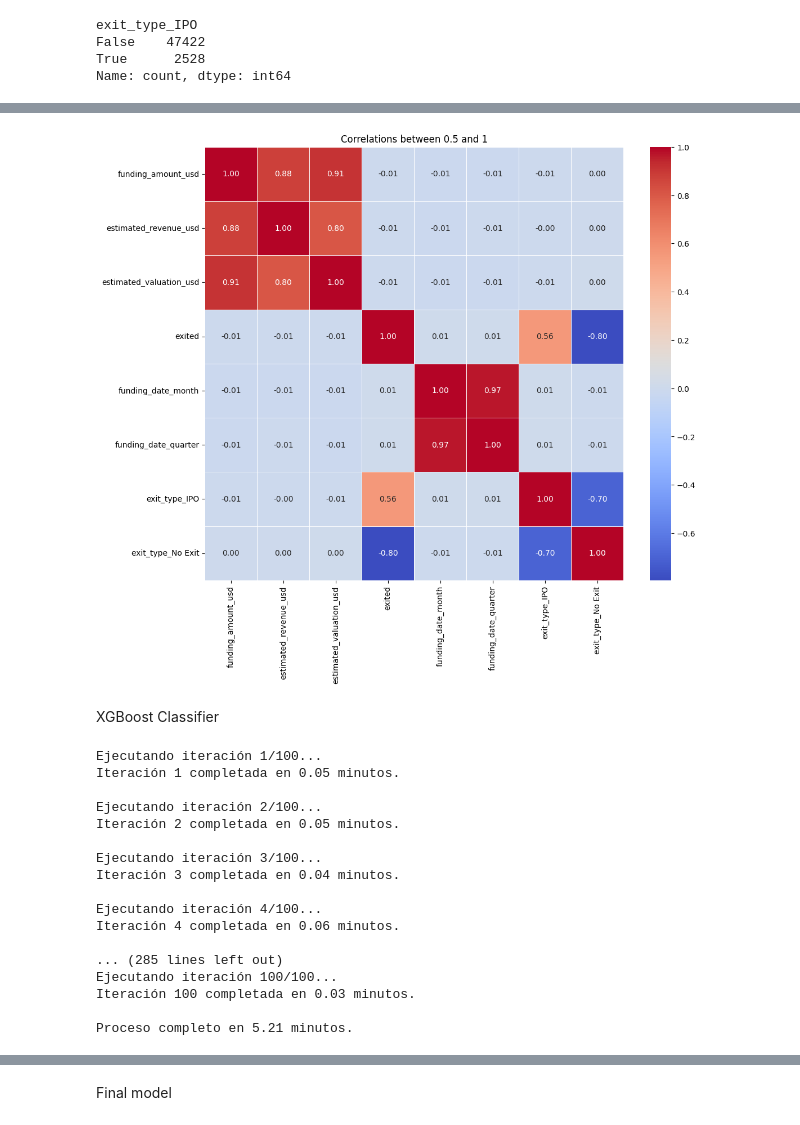
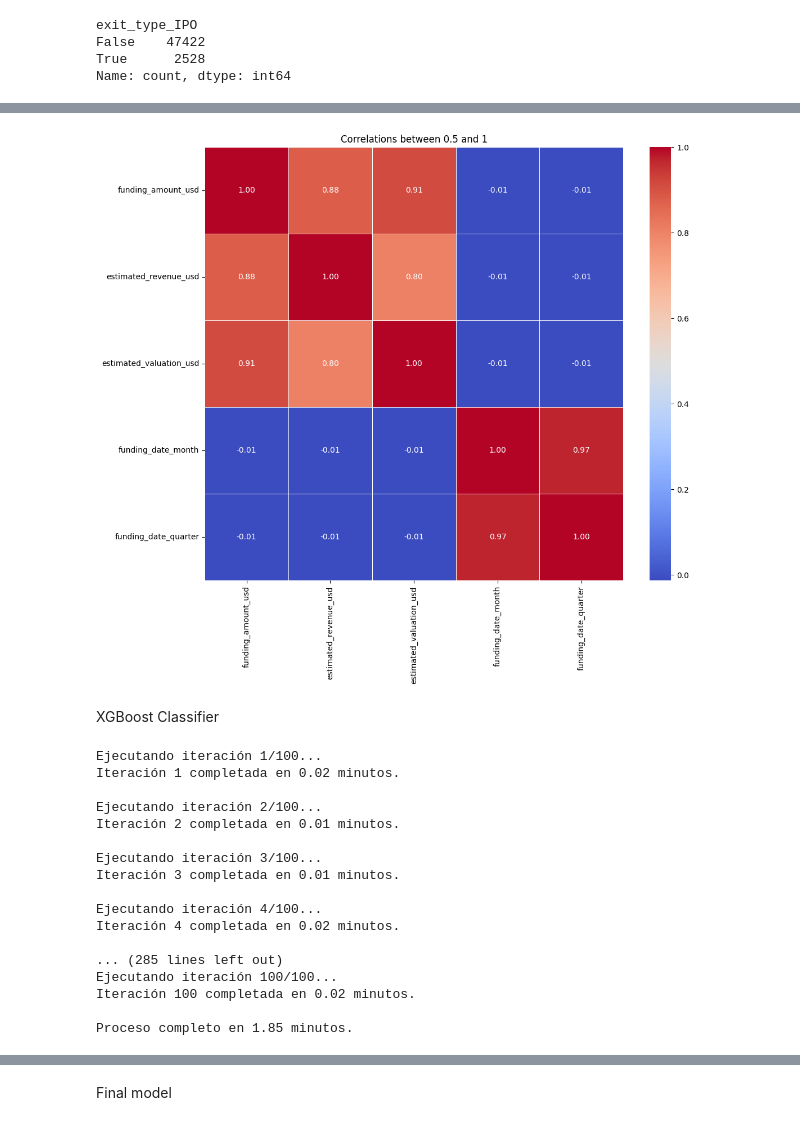
Before and after one commit to AlejoAlegreBustos/CSE-310, a Jupyter notebook: personal-project/module-1-ML-PREAPPROVEDAPP/XGB-INVESTMENTAPP.ipynb, the cells around one changed output, grey strips where cells are left out. Saved outputs shown, nothing was run; the diff lists cells and outputs as text; code cells hidden in the pictures.

```diff
--- a/personal-project/module-1-ML-PREAPPROVEDAPP/XGB-INVESTMENTAPP.ipynb
+++ b/personal-project/module-1-ML-PREAPPROVEDAPP/XGB-INVESTMENTAPP.ipynb
@@ -92,0 +93,2 @@ df.sample(5)
+# %%
+df = df.drop(['country','startup_name','startup_id','lead_investor','tags'], axis=1)
@@ -171,8 +173,6 @@ def preprocess_startup_data(df, top_n_tags=None):
             pass
 
     return df
-# %%
-df['exit_type'] = df['exit_type'].fillna('No Exit')
 # %%
 df=preprocess_startup_data(df)
 # %%
@@ -224,26 +228,26 @@ df.shape
 # %%
 import matplotlib.pyplot as plt
 import seaborn as sns
 
 # Calcular correlaciones
 correlation_matrix = df.corr(numeric_only=True)
 
 # Mantener solo correlaciones entre 0.5 y 1 (sin incluir 1)
-mask = (correlation_matrix.abs() > 0.7) & (correlation_matrix.abs() < 1)
+mask = (correlation_matrix.abs() > 0.5) & (correlation_matrix.abs() < 1)
 
 # Filtrar filas y columnas relevantes
 strong_corr = correlation_matrix.loc[
     mask.any(axis=1),
     mask.any(axis=0)
 ]
 
 # Graficar
 plt.figure(figsize=(12, 10))
 sns.heatmap(strong_corr, annot=True, cmap='coolwarm', fmt=".2f", linewidths=.5)
 plt.title('Correlations between 0.5 and 1')
 plt.show()
 # %% [output]
-[figure, old version]
+[figure, new version]
 # %% [markdown]
 XGBoost Classifier
 # %%
@@ -255,19 +259,41 @@ from sklearn.metrics import accuracy_score, precision_score, recall_score, f1_sc
 from sklearn.model_selection import train_test_split
 from xgboost import XGBClassifier
 from imblearn.over_sampling import SMOTE
+import numpy as np
 
 y = df['exit_type_IPO']  # target
 X = df.drop('exit_type_IPO', axis=1)  # features
 
-def test_model(clf, X_train, y_train, X_test, y_test):
+def test_model(clf, X_train, y_train, X_test, y_test, threshold=0.3):
     clf.fit(X_train, y_train)
-    y_pred = clf.predict(X_test)
+
+    # Probabilidades de clase positiva
+    y_proba = clf.predict_proba(X_test)[:, 1]
+
+    # Aplicar threshold
+    y_pred = (y_proba >= threshold).astype(int)
+
     return {
         'accuracy': accuracy_score(y_test, y_pred),
         'precision': precision_score(y_test, y_pred, average='weighted', zero_division=0),
         'recall': recall_score(y_test, y_pred, average='weighted', zero_division=0),
-        'f1_score': f1_score(y_test, y_pred, average='weighted', zero_division=0)
-    }
+        'f1_score': f1_score(y_test, y_pred, average='weighted', zero_division=0),
+        'f1_pos': f1_score(y_test, y_pred, pos_label=1, zero_division=0)  # F1 solo para IPO
+    }, y_proba
+
+# Función para buscar el mejor threshold
+def find_best_threshold(y_true, y_proba):
+    thresholds = np.arange(0.01, 1.0, 0.01)
+    best_thresh = 0.5
+    best_f1 = 0.0
+
+    for t in thresholds:
+        y_pred = (y_proba >= t).astype(int)
+        f1_pos = f1_score(y_true, y_pred, pos_label=1, zero_division=0)
+        if f1_pos > best_f1:
+            best_f1 = f1_pos
+            best_thresh = t
+    return best_thresh, best_f1
 
 results = []
 start_total = time.time()
@@ -276,22 +302,17 @@ for i in range(1, 101):
     print(f"Ejecutando iteración {i}/100...")
     start_iter = time.time()
 
-
     e = random.randint(10, 300)
     d = random.randint(3, 15)
     r = random.randint(1, 300)
-
 
     X_train, X_test, y_train, y_test = train_test_split(
         X, y, test_size=0.3, random_state=r, stratify=y
     )
     original_distribution = dict(Counter(y_train))
 
-
     smote = SMOTE(random_state=r)
     X_train_res, y_train_res = smote.fit_resample(X_train, y_train)
-
-
     res_distribution = dict(Counter(y_train_res))
 
     xgb_clf = XGBClassifier(
@@ -301,7 +322,11 @@ for i in range(1, 101):
         eval_metric='logloss',
         n_jobs=-1
     )
-    xgb_metrics = test_model(xgb_clf, X_train_res, y_train_res, X_test, y_test)
+
+    metrics, y_proba = test_model(xgb_clf, X_train_res, y_train_res, X_test, y_test)
+
+    # Buscar threshold óptimo para F1 de la clase positiva
+    best_thresh, best_f1 = find_best_threshold(y_test, y_proba)
 
     results.append({
         'n_estimators': e,
@@ -309,10 +334,12 @@ for i in range(1, 101):
         'random_state': r,
         'original_distribution': original_distribution,
         'resampled_distribution': res_distribution,
-        'xgb_accuracy': xgb_metrics['accuracy'],
-        'xgb_precision': xgb_metrics['precision'],
-        'xgb_recall': xgb_metrics['recall'],
-        'xgb_f1_score': xgb_metrics['f1_score']
+        'xgb_accuracy': metrics['accuracy'],
+        'xgb_precision': metrics['precision'],
+        'xgb_recall': metrics['recall'],
+        'xgb_f1_score': metrics['f1_score'],
+        'best_threshold': best_thresh,
+        'best_f1_pos': best_f1
     })
 
     end_iter = time.time()
@@ -324,22 +351,22 @@ print(f"Proceso completo en {(end_total - start_total)/60:.2f} minutos.")
 results_df = pd.DataFrame(results)
 # %% [output]
 Ejecutando iteración 1/100...
-Iteración 1 completada en 0.05 minutos.
+Iteración 1 completada en 0.02 minutos.
 
 Ejecutando iteración 2/100...
-Iteración 2 completada en 0.05 minutos.
+Iteración 2 completada en 0.01 minutos.
 
 Ejecutando iteración 3/100...
-Iteración 3 completada en 0.04 minutos.
+Iteración 3 completada en 0.01 minutos.
 
 Ejecutando iteración 4/100...
-Iteración 4 completada en 0.06 minutos.
+Iteración 4 completada en 0.02 minutos.
 
 ... (285 lines left out)
 Ejecutando iteración 100/100...
-Iteración 100 completada en 0.03 minutos.
+Iteración 100 completada en 0.02 minutos.
 
-Proceso completo en 5.21 minutos.
+Proceso completo en 1.85 minutos.
 # %%
 results_df.sort_values(by='xgb_accuracy',ascending=False).head(3)
 # %% [output]
```
Also changed, not shown: parts of 14 cells of this notebook, 14 other files.
